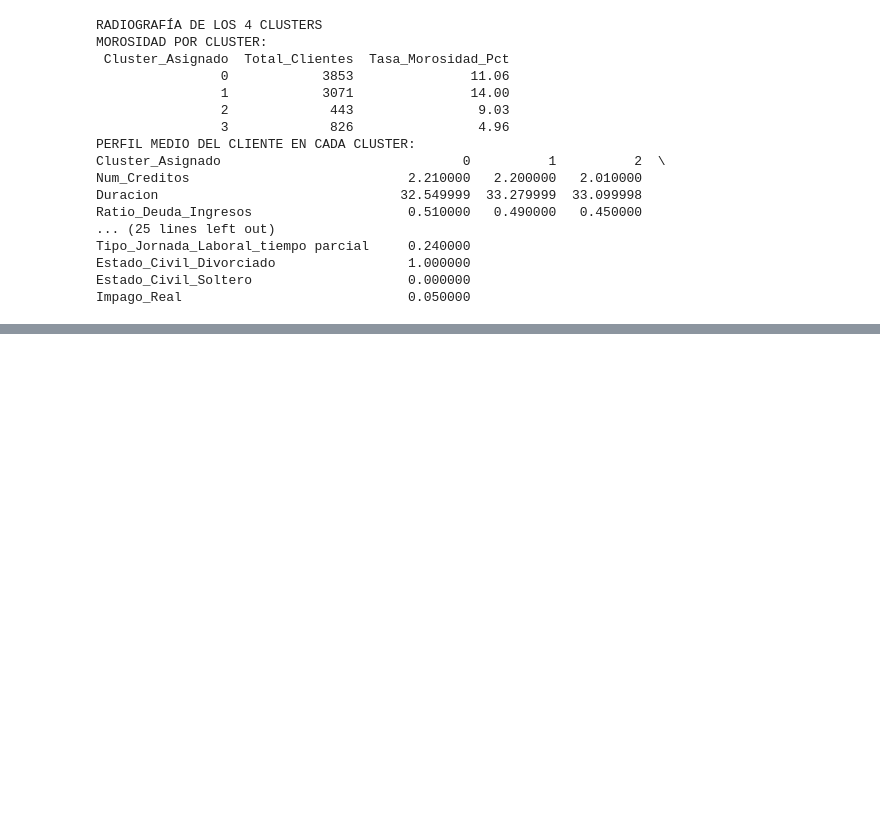
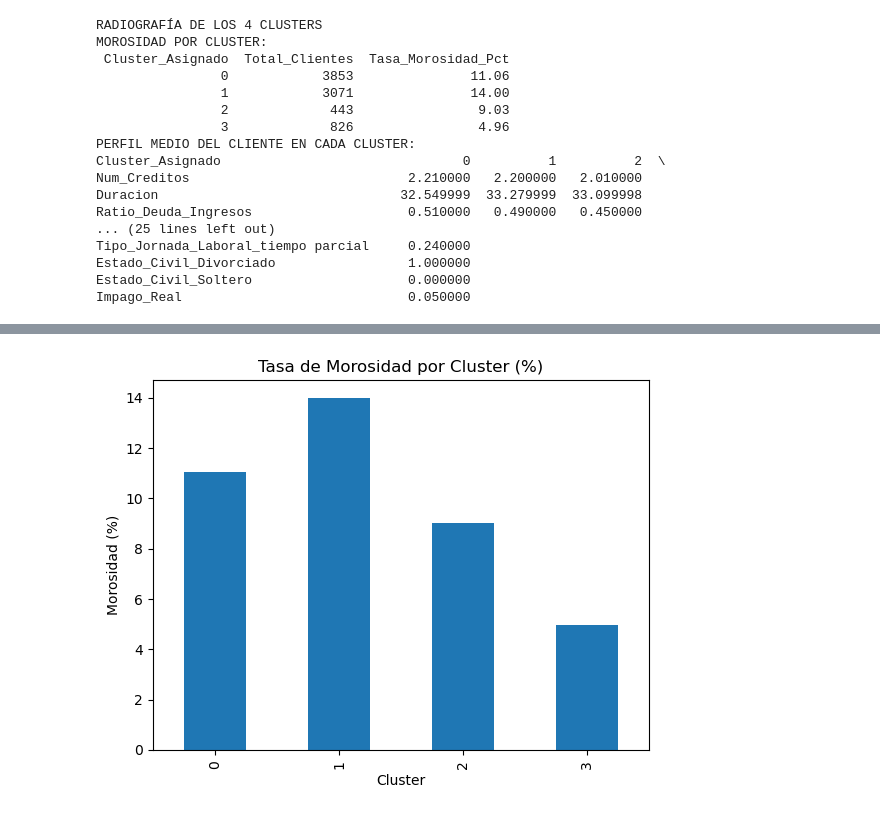
Before and after one commit to aketxx/Reto_07_Morado, a Jupyter notebook: Code/Clusters.ipynb, the cells around one changed output, grey strips where cells are left out. Cells and saved outputs as stored; diff of their text form; code cells hidden in the pictures; blank space fills up the shorter version.

```diff
--- a/Code/Clusters.ipynb
+++ b/Code/Clusters.ipynb
@@ -225,0 +259,11 @@ Impago_Real                             0.050000
+# %%
+morosidad_cluster = df_perfil.groupby('Cluster_Asignado')['Impago_Real'].mean() * 100
+
+plt.figure()
+morosidad_cluster.plot(kind='bar')
+plt.title("Tasa de Morosidad por Cluster (%)")
+plt.ylabel("Morosidad (%)")
+plt.xlabel("Cluster")
+plt.show()
+# %% [output]
+[figure, added]
```
Also changed, not shown: parts of 4 cells of this notebook.
